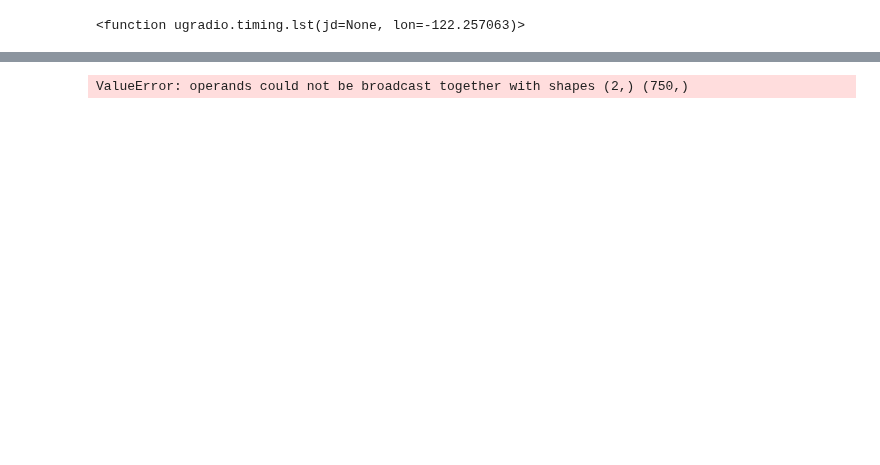
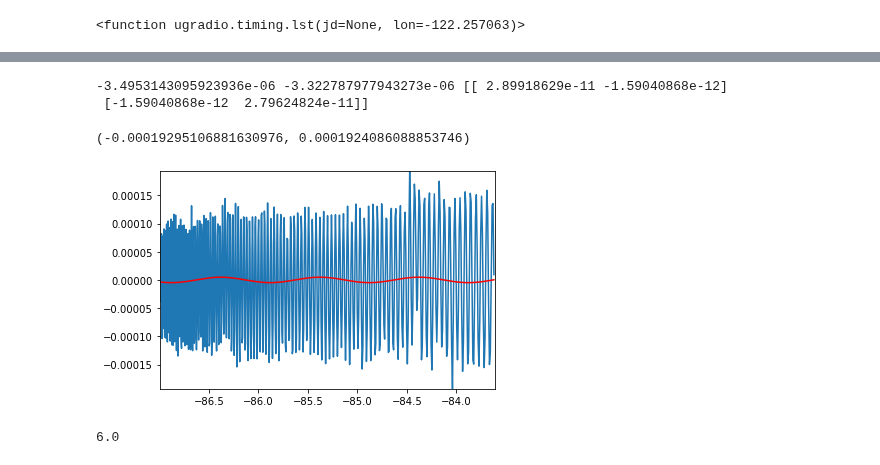
Before and after one commit to nolanylee/astro121lab, a Jupyter notebook: Sun Data??.ipynb, the cells around one changed output, grey strips where cells are left out. Cells and saved outputs as stored; diff of their text form; code cells hidden in the pictures; blank space fills up the shorter version.

Commit message:
cleaned up chisq analysis

```diff
--- a/Sun Data??.ipynb
+++ b/Sun Data??.ipynb
@@ -114,16 +131,28 @@ plt.show()
 # %%
-F = sun_volts[3900:4650]
-def model(A,B):
-    return A*np.cos(2*np.pi*ntg) + B*np.sin(2*np.pi*ntg)
+F = sun_volts[cond]
+def model(n,A,B):
+    return A*np.cos(2*np.pi*u.rad*n) + B*np.sin(2*np.pi*u.rad*n)
 
-def chisq(A,B):
-    stuff = model(A,B)
+def chisq(n,A,B):
+    stuff = model(n,A,B)
     return np.sum((stuff-F)**2)
 
-res = scipy.optimize.minimize(chisq, np.array([.0006,.0004]))
-A, B = res.x
-print(res.success, res.message)
+popt, pcov = scipy.optimize.curve_fit(model, ntg_trunc, F)
+A, B = popt
+print(A, B, pcov)
 # %% [output]
-ValueError: operands could not be broadcast together with shapes (2,) (750,)
+-3.4953143095923936e-06 -3.322787977943273e-06 [[ 2.89918629e-11 -1.59040868e-12]
+ [-1.59040868e-12  2.79624824e-11]]
+# %%
+ntg_smooth = np.linspace(ntg_trunc.min(), ntg_trunc.max(), len(ntg_trunc)*5)
+# %%
+plt.figure()
+plt.plot(ntg_trunc, F)
+plt.plot(ntg_smooth, model(ntg_smooth, A, B), color='r')
+plt.xlim(ntg_trunc.min()-0.01, ntg_trunc.max()+0.01)
+plt.ylim(F.min(), F.max())
+# %% [output]
+(-0.00019295106881630976, 0.0001924086088853746)
+[figure, added]
 # %%
 #guesses in meters
@@ -156,2 +177,6 @@ for Bew in Bew_array:
+# %%
+Bns.value
+# %% [output]
+6.0
 # %%
 plt.figure()
```
Also changed, not shown: parts of 12 cells of this notebook.
